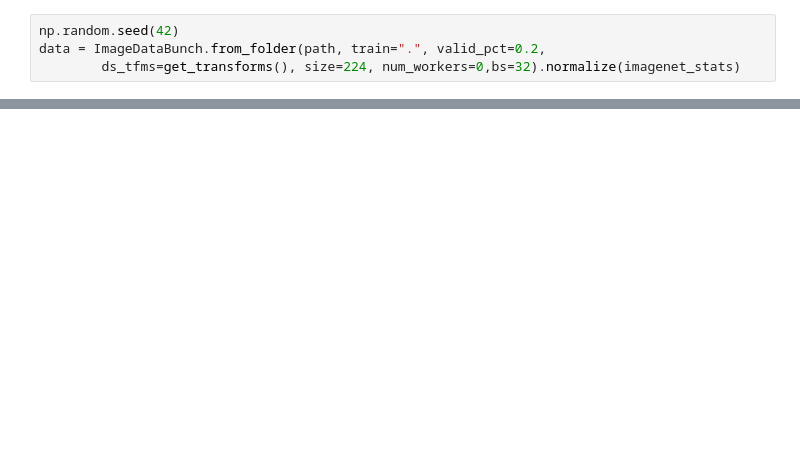
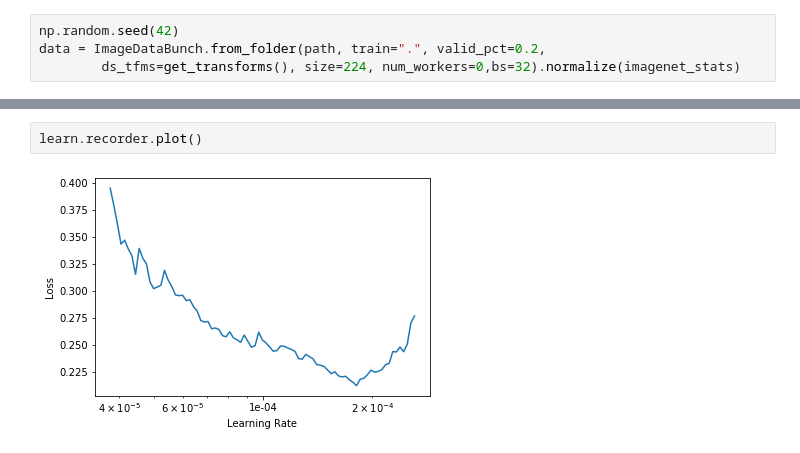
Before and after one commit to StavC/DeepLearningProjects, a Jupyter notebook: MyPokemonClassifier.ipynb, the cells around one changed output, grey strips where cells are left out. Cells and saved outputs as stored; diff of their text form; blank space fills up the shorter version.

```diff
--- a/MyPokemonClassifier.ipynb
+++ b/MyPokemonClassifier.ipynb
@@ -64,0 +78,4 @@ learn.fit_one_cycle(10)
+# %%
+learn.recorder.plot()
+# %% [output]
+[figure, added]
```
Also changed, not shown: parts of 9 cells of this notebook.
